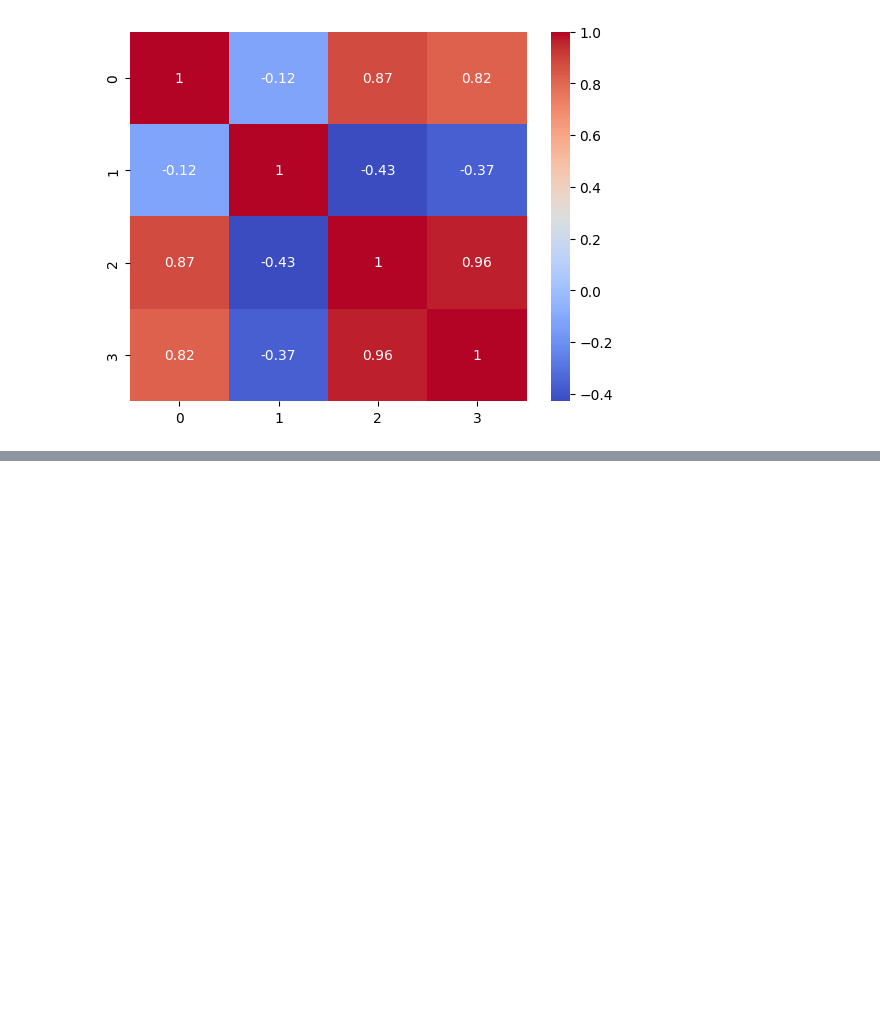
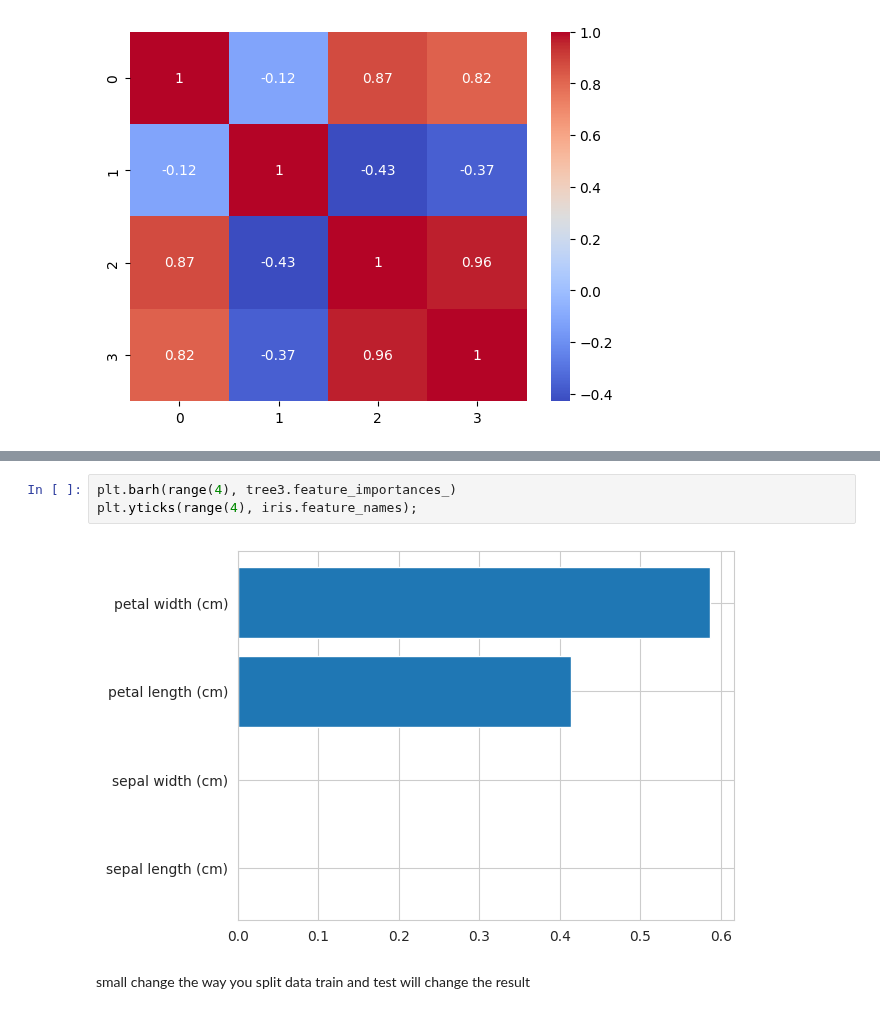
Before and after one commit to arifaygun/Magnimind-ML, a Jupyter notebook: AA_5_01_DecisionTreesSt.ipynb, the cells around one changed output, grey strips where cells are left out. Saved outputs shown, nothing was run; the diff lists cells and outputs as text; blank space fills up the shorter version.

```diff
--- a/AA_5_01_DecisionTreesSt.ipynb
+++ b/AA_5_01_DecisionTreesSt.ipynb
@@ -490,0 +533,7 @@ plt.show()
+# %%
+plt.barh(range(4), tree3.feature_importances_)
+plt.yticks(range(4), iris.feature_names);
+# %% [output]
+[figure, added]
+# %% [markdown]
+small change the way you split data train and test will change the result
```
Also changed, not shown: parts of 8 cells of this notebook.
